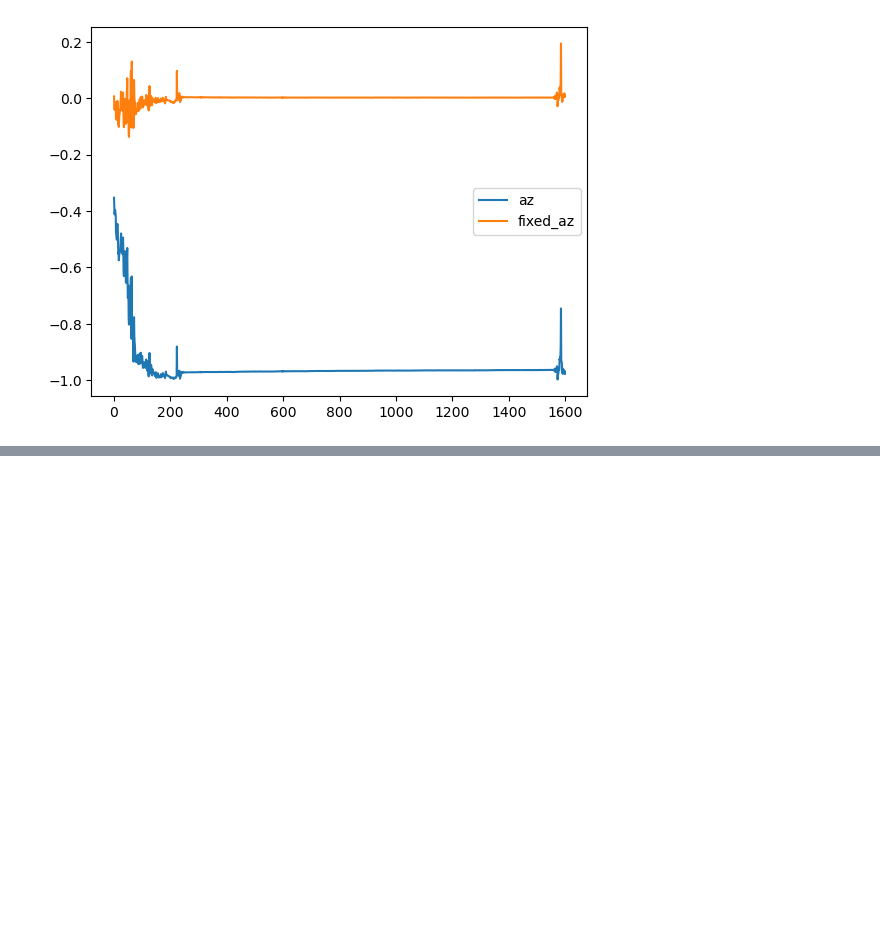
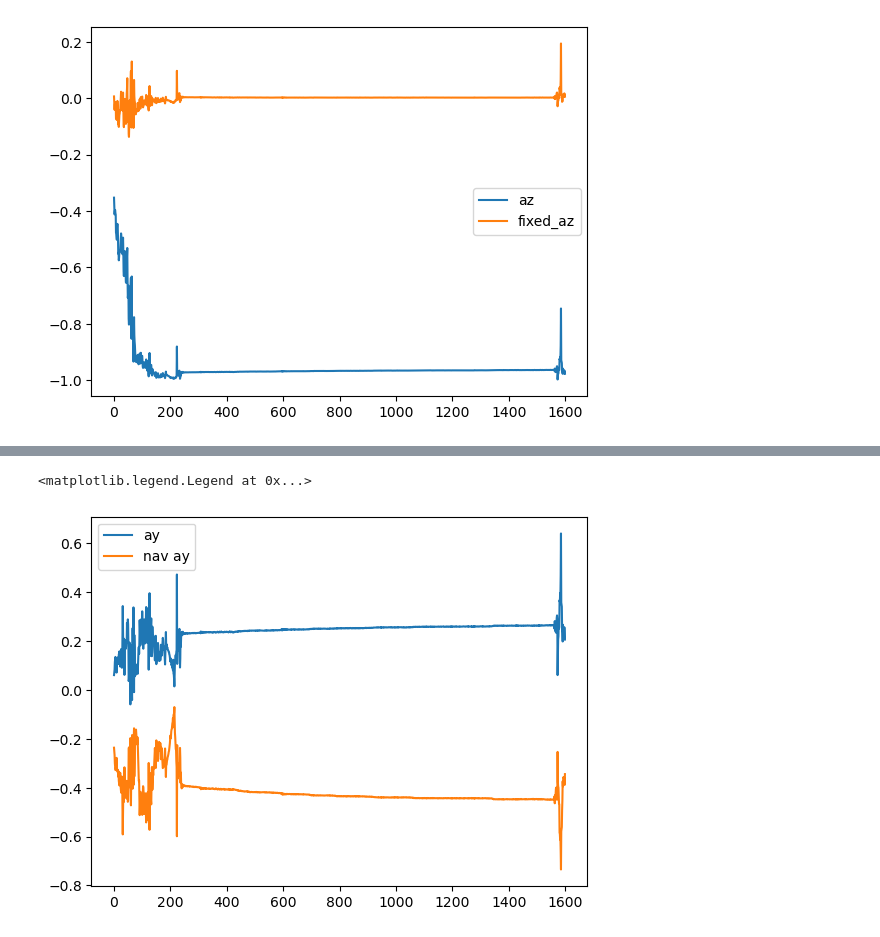
Before and after one commit to anni5701/tracePrediction, a Jupyter notebook: processing_notebook.ipynb, the cells around one changed output, grey strips where cells are left out. Saved outputs shown, nothing was run; the diff lists cells and outputs as text; code cells hidden in the pictures; blank space fills up the shorter version.

```diff
--- a/processing_notebook.ipynb
+++ b/processing_notebook.ipynb
@@ -182,0 +195,7 @@ plt.legend()
+# %%
+plt.plot(imu.loc[:, "ay"], label="ay")
+plt.plot(imu.loc[:, "nav_ay"],label ="nav ay")
+plt.legend()
+# %% [output]
+<matplotlib.legend.Legend at 0x...>
+[figure, added]
```
Also changed, not shown: parts of 20 cells of this notebook.
